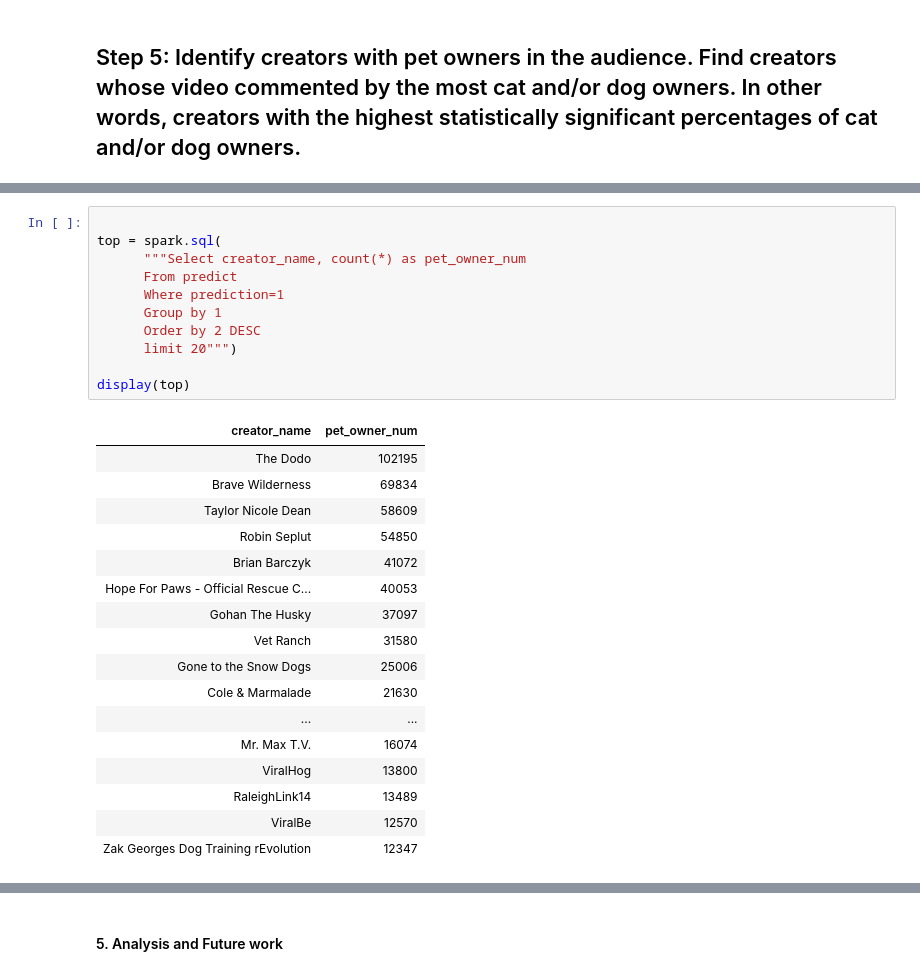
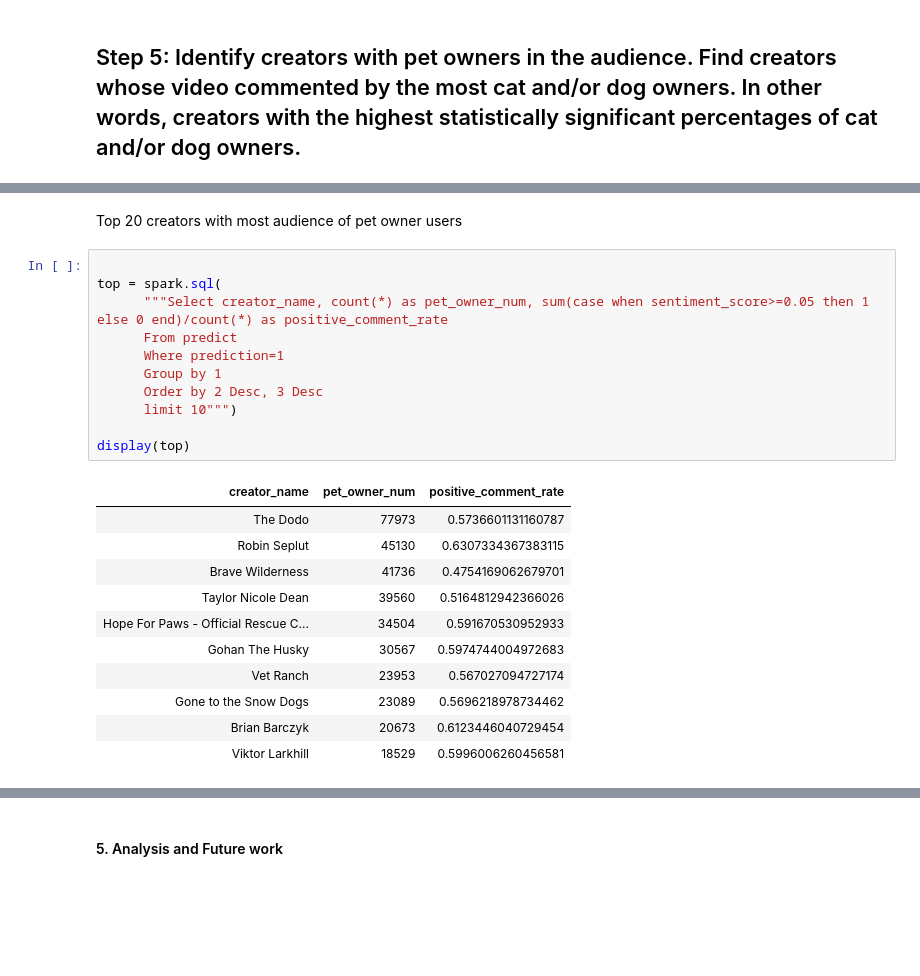
Before and after one commit to XinkaiWang515/Youtube-data-analysis, a Jupyter notebook: Spark_Youtube_data_analysis.ipynb, the cells around one changed output, grey strips where cells are left out. Cells and saved outputs as stored; diff of their text form; blank space fills up the shorter version.

```diff
--- a/Spark_Youtube_data_analysis.ipynb
+++ b/Spark_Youtube_data_analysis.ipynb
@@ -477,29 +577,25 @@ Order by 2 Desc
+# %% [markdown]
+Top 20 creators with most audience of pet owner users
 # %%
 
 top = spark.sql(
-      """Select creator_name, count(*) as pet_owner_num
+      """Select creator_name, count(*) as pet_owner_num, sum(case when sentiment_score>=0.05 then 1 else 0 end)/count(*) as positive_comment_rate
       From predict
       Where prediction=1
       Group by 1
-      Order by 2 DESC
-      limit 20""")
+      Order by 2 Desc, 3 Desc
+      limit 10""")
 
 display(top)
 # %% [output]
-| creator_name | pet_owner_num |
-| The Dodo | 102195 |
-| Brave Wilderness | 69834 |
-| Taylor Nicole Dean | 58609 |
-| Robin Seplut | 54850 |
-| Brian Barczyk | 41072 |
-| Hope For Paws - Official Rescue C... | 40053 |
-| Gohan The Husky | 37097 |
-| Vet Ranch | 31580 |
-| Gone to the Snow Dogs | 25006 |
-| Cole & Marmalade | 21630 |
-| ... | ... |
-| Mr. Max T.V. | 16074 |
-| ViralHog | 13800 |
-| RaleighLink14 | 13489 |
-| ViralBe | 12570 |
-| Zak Georges Dog Training rEvolution | 12347 |
+| creator_name | pet_owner_num | positive_comment_rate |
+| The Dodo | 77973 | 0.5736601131160787 |
+| Robin Seplut | 45130 | 0.6307334367383115 |
+| Brave Wilderness | 41736 | 0.4754169062679701 |
+| Taylor Nicole Dean | 39560 | 0.5164812942366026 |
+| Hope For Paws - Official Rescue C... | 34504 | 0.591670530952933 |
+| Gohan The Husky | 30567 | 0.5974744004972683 |
+| Vet Ranch | 23953 | 0.567027094727174 |
+| Gone to the Snow Dogs | 23089 | 0.5696218978734462 |
+| Brian Barczyk | 20673 | 0.6123446040729454 |
+| Viktor Larkhill | 18529 | 0.5996006260456581 |
```
Also changed, not shown: parts of 69 cells of this notebook.
